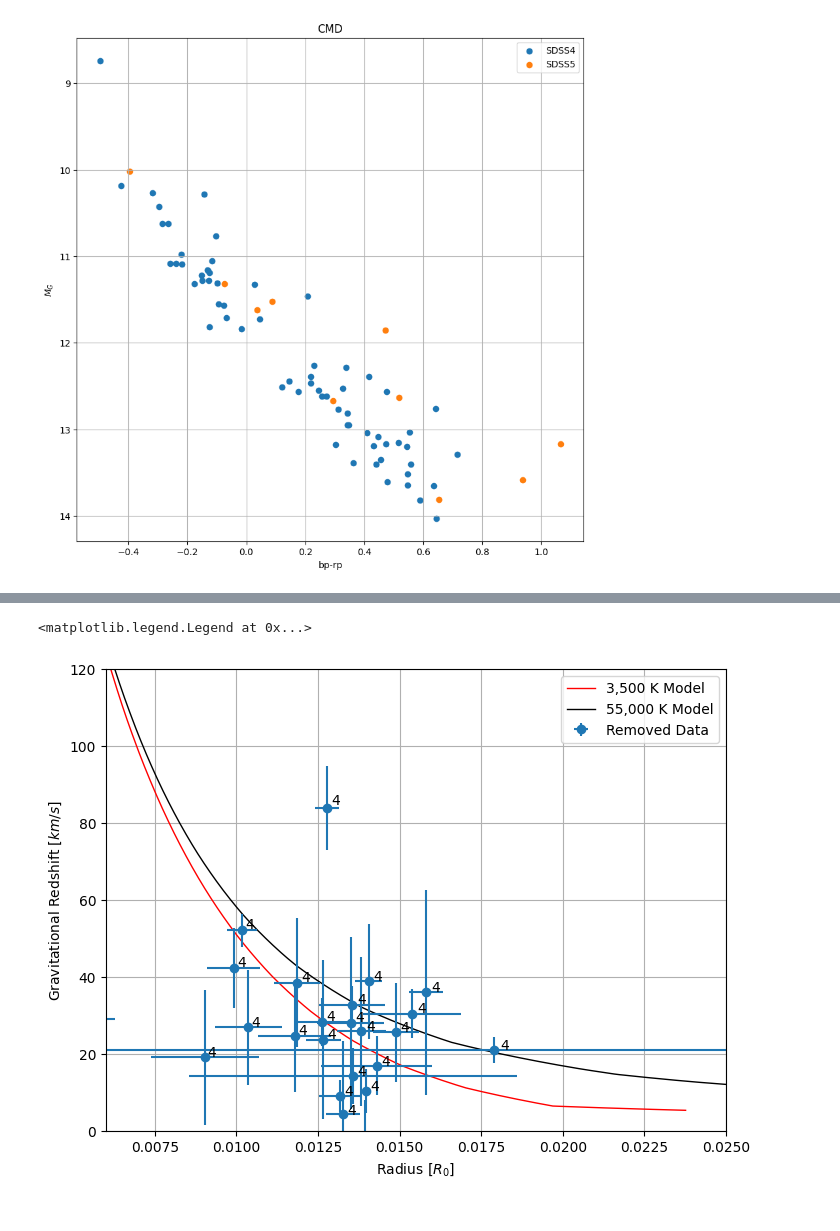
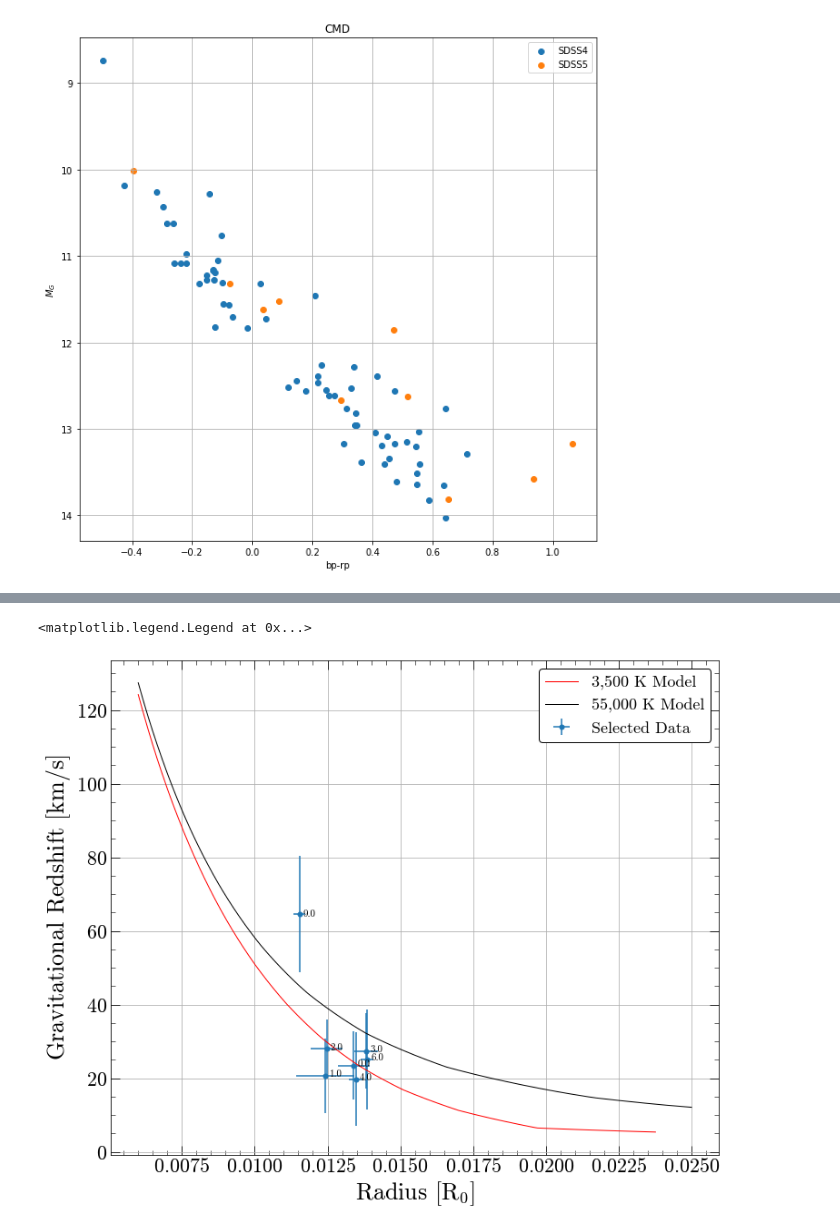
Before and after one commit to stefanarseneau/gravitational-redshift, a Jupyter notebook: 06_cleaning.ipynb, the cells around one changed output, grey strips where cells are left out. Drawn from its saved outputs; the diff is of its cells as text; code cells hidden in the pictures.

```diff
--- a/06_cleaning.ipynb
+++ b/06_cleaning.ipynb
@@ -323,0 +282,11 @@ wd_catalog_id rv_id        radius               e_radius             g_redshift
+# %%
+masked = catalog[mask].copy()
+
+masked['teff'] = [np.mean([masked['corv_teff'][i], masked['phot_teff_1'][i]]) for i in range(len(masked))]
+masked['e_teff'] = [np.mean([masked['e_teff'][i], masked['e_phot_teff_1'][i]]) for i in range(len(masked))]
+
+bins = 10
+labels = range(bins)
+
+masked['teff_bin'] = pd.cut(masked['teff'], bins=bins)
+masked['teff_group'] = pd.cut(masked['teff'], bins=bins, labels=labels)
@@ -323,0 +307,3 @@ wd_catalog_id rv_id        radius               e_radius             g_redshift
+# %%
+dat_grouped = masked['radius', 'e_radius', 'g_redshift', 'eg_redshift','teff','teff_group'].group_by(masked['teff_group'])
+dat_binned = dat_grouped.groups.aggregate(np.mean)
@@ -324,45 +322,35 @@ wd_catalog_id rv_id        radius               e_radius             g_redshift
 # %%
-from scipy.optimize import curve_fit
-
-def exp(x, A, B, C):
-    return A*x**B+C
-
-#popt, pcov = curve_fit(exp, catalog['radius'][mask], catalog['g_redshift'][mask],
-#                       sigma = catalog['eg_redshift'][mask], p0 = [1, 1, 1])
-
-#print(popt)
-
-plt.figure(figsize=(8,6))
+plt.figure(figsize=(12,10))
 
 rsuns = np.linspace(0.006,0.025, 1000)
 
 theoretical_rvs = rv_from_radius(rsuns, 3500, 'f', 'f', 'f')
 plt.plot(rsuns, theoretical_rvs, 'red', linestyle = '-', label = '3,500 K Model', linewidth = 1)
 
 theoretical_rvs = rv_from_radius(rsuns, 55000, 'f', 'f', 'f')
 plt.plot(rsuns, theoretical_rvs, 'black', label = '55,000 K Model', linewidth = 1)
 
-#plt.plot(rsuns, exp(rsuns, popt[0], popt[1], popt[2]))
-#plt.errorbar(catalog['radius'][~mask], catalog['g_redshift'][~mask], xerr = catalog['e_radius'][~mask], yerr=catalog['eg_redshift'][~mask], fmt='o', label = 'Raw Data')
-#plt.errorbar(catalog['radius'][~mask], catalog['g_redshift'][~mask], fmt='o', label = 'Raw Data')
-plt.errorbar(catalog['radius'][~mask], catalog['g_redshift'][~mask], xerr = catalog['e_radius'][~mask], yerr=catalog['eg_redshift'][~mask], fmt='o', label = 'Removed Data')
+plt.errorbar(dat_binned['radius'], dat_binned['g_redshift'], xerr = dat_binned['e_radius'], yerr=dat_binned['eg_redshift'], fmt='o', label = 'Selected Data')
 
-for i in range(len(catalog['radius'][~mask])):
-    x = catalog['radius'][~mask][i]
-    y = catalog['g_redshift'][~mask][i]
+#plt.hlines(np.mean(dat_binned['g_redshift']), 0.006, 0.025, colors='black')
+#plt.vlines(np.mean(dat_binned['radius']), -10, 120, colors='black')
+
+#print(np.mean(catalog['g_redshift'][mask]))
+
+for i in range(len(dat_binned['radius'])):
+    x = dat_binned['radius'][i]
+    y = dat_binned['g_redshift'][i]
     #plt.plot(x, y, 'bo')
 
     if (0.006 < x < 0.025) and (0 < y < 120):
-        plt.text(x * (1 + 0.01), y * (1 + 0.01) ,  str(catalog['program'][~mask][i]), fontsize=10)
-
-    #plt.text(x * (1 + 0.01), y * (1 + 0.01) ,  str(catalog['program'][mask][i]), fontsize=10)
+        plt.text(x * (1 + 0.01), y * (1 - 0.01) , dat_binned['teff_group'][i], fontsize=11)
 
 plt.grid()
 plt.xlabel(r'Radius $[R_{0}]$')
 plt.ylabel(r'Gravitational Redshift $[km/s]$')
-plt.xlim(0.006, 0.025)
-plt.ylim(0, 120)
+#plt.xlim(0.006, 0.025)
+#plt.ylim(0, 120)
 plt.legend()
 # %% [output]
 <matplotlib.legend.Legend at 0x...>
-[figure, old version]
+[figure, new version]
```
Also changed, not shown: parts of 45 cells of this notebook, 6 other files.
